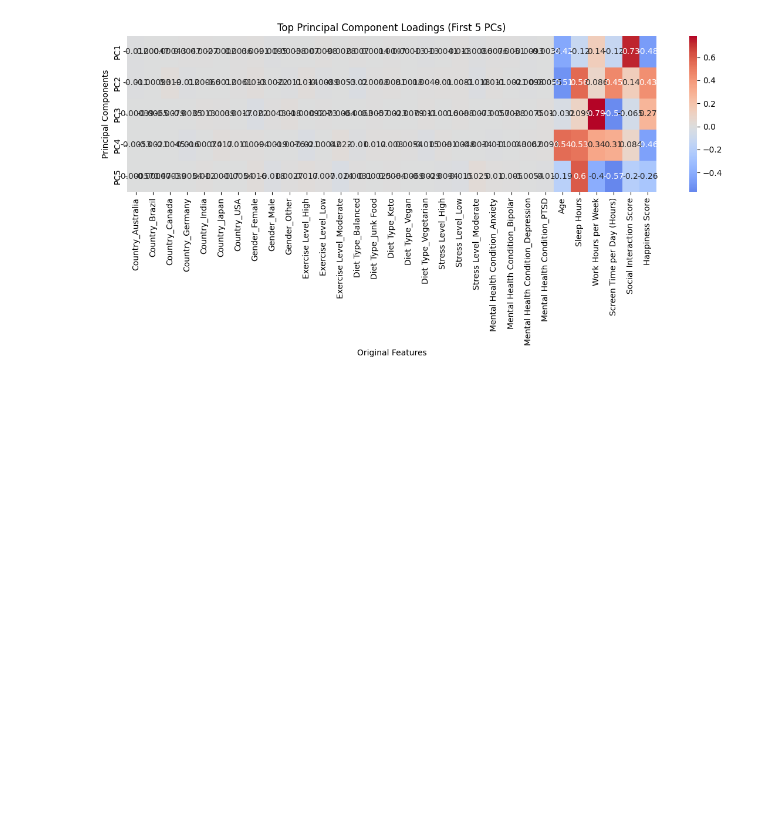
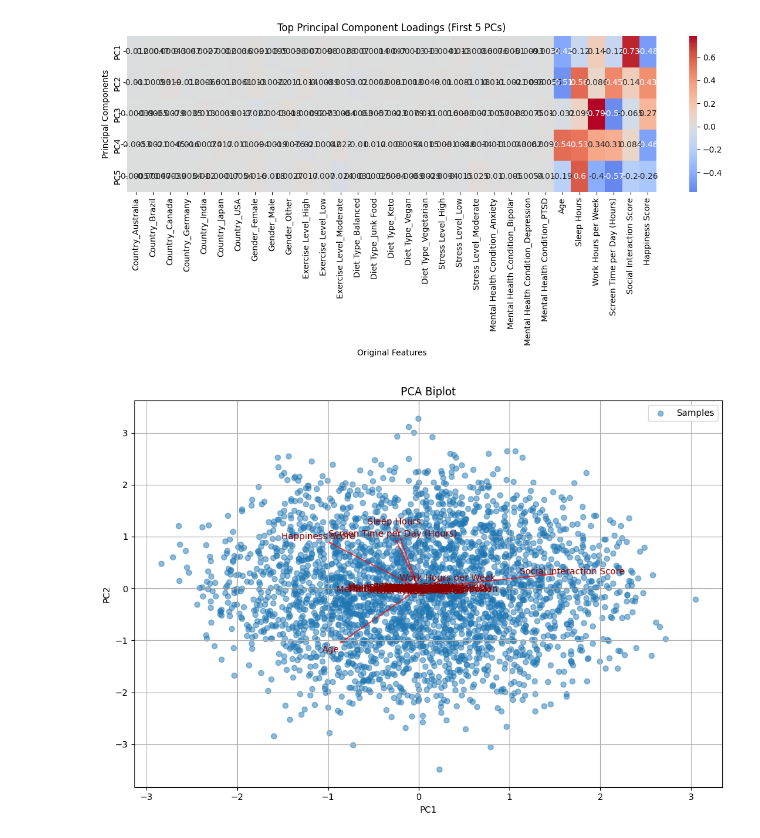
Before and after one commit to samroska/data-analysis, a Jupyter notebook: mental-health/kaggle_mental_health.ipynb, the cells around one changed output. Saved outputs shown, nothing was run; the diff lists cells and outputs as text; code cells hidden in the pictures; blank space fills up the shorter version.

Commit message:
add: plot for PCA

```diff
--- a/mental-health/kaggle_mental_health.ipynb
+++ b/mental-health/kaggle_mental_health.ipynb
@@ -127,7 +127,7 @@ preprocessor = ColumnTransformer([
 
 X = preprocessor.fit_transform(lifestyle_df)
 
-pca = PCA(n_components=.9)
+pca = PCA(n_components=5)
 X_pca = pca.fit_transform(X)
 
 print("Explained variance ratio:", pca.explained_variance_ratio_)
@@ -184,3 +182,32 @@ plt.tight_layout()
 plt.show()
 # %% [output]
 [figure]
+# %%
+def biplot(X_pca, pca, feature_names, scale_features=1, scale_scores=1):
+    plt.figure(figsize=(10, 7))
+
+    plt.scatter(X_pca[:, 0] * scale_scores, X_pca[:, 1] * scale_scores, alpha=0.5, label="Samples")
+
+    for i, feature in enumerate(feature_names):
+        plt.arrow(0, 0,
+                  pca.components_[0, i] * scale_features,
+                  pca.components_[1, i] * scale_features,
+                  color='r', alpha=0.7, head_width=0.02)
+        plt.text(pca.components_[0, i] * scale_features * 1.15,
+                 pca.components_[1, i] * scale_features * 1.15,
+                 feature, color='darkred', ha='center', va='center')
+
+    plt.xlabel('PC1')
+    plt.ylabel('PC2')
+    plt.title('PCA Biplot')
+    plt.grid(True)
+    plt.axhline(0, color='gray', linestyle='--', linewidth=0.5)
+    plt.axvline(0, color='gray', linestyle='--', linewidth=0.5)
+    plt.legend()
+    plt.tight_layout()
+    plt.show()
+
+# Call the function
+biplot(X_pca, pca, all_feature_names, scale_features=2)
+# %% [output]
+[figure, added]
```
Also changed, not shown: parts of 2 cells of this notebook.
